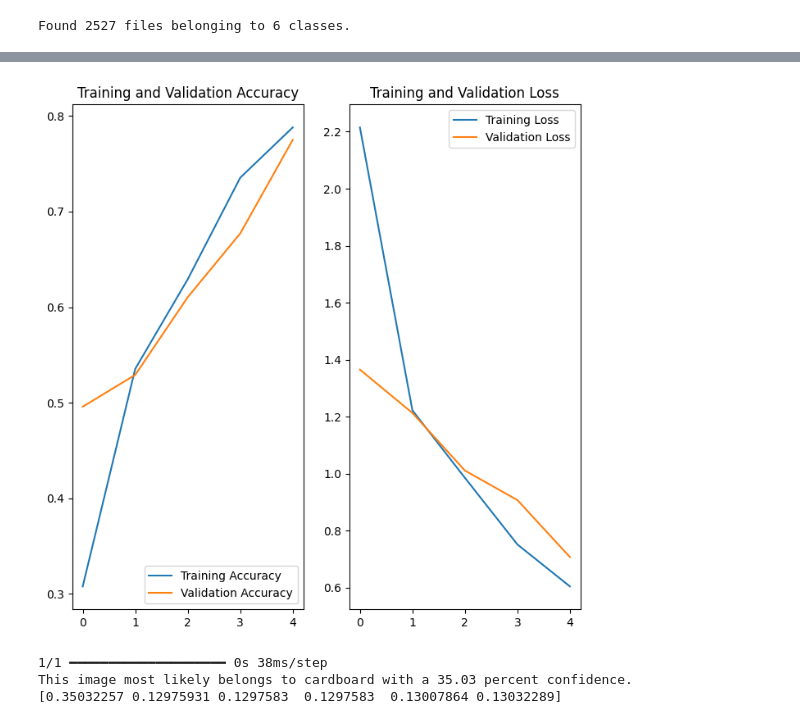
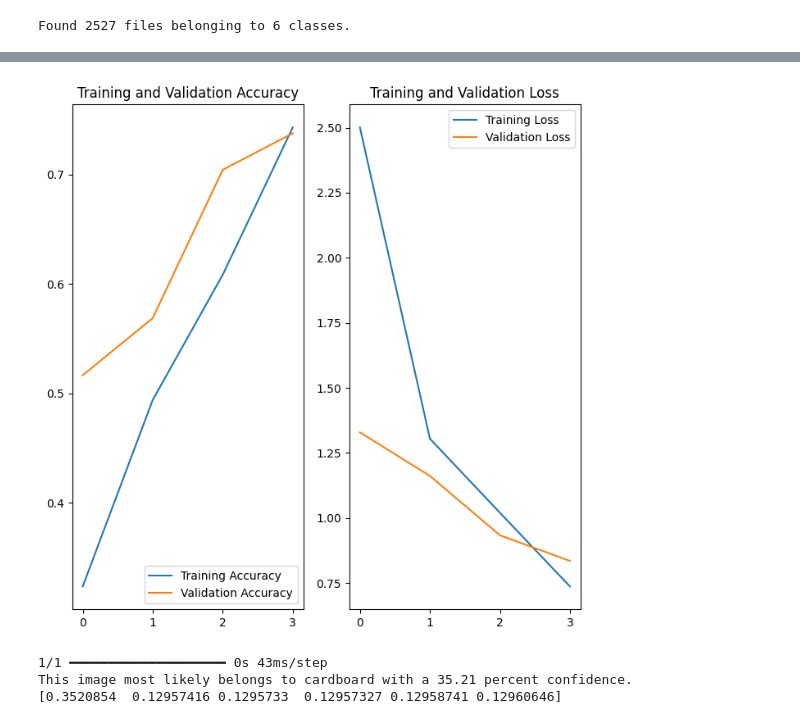
Before and after one commit to manntalati/ai_recycling_assistant, a Jupyter notebook: notebooks/model_training.ipynb, the cells around one changed output, grey strips where cells are left out. Saved outputs shown, nothing was run; the diff lists cells and outputs as text; code cells hidden in the pictures.

```diff
--- a/notebooks/model_training.ipynb
+++ b/notebooks/model_training.ipynb
@@ -31,7 +31,7 @@ def load_class_dataset(master_dataset, class_index, augment=False, num_samples=N
         dataset = dataset.map(lambda x, y: (aug(x, training=True), y))
 
     if num_samples is not None:
-        dataset = dataset.repeat().take(num_samples)
+        dataset = dataset.shuffle(buffer_size=num_samples, seed=123).repeat().take(num_samples)
     return dataset.batch(32)
 # %%
 batched_dataset = []
@@ -50,12 +50,16 @@ total_samples = target_size * len(class_names)
 shuffled = balanced_dataset.unbatch().shuffle(total_samples, seed=123)
 # %%
 train_dataset = (
-    shuffled.take(int(0.8 * total_samples)).batch(32).cache().prefetch(tf.data.AUTOTUNE)
+    shuffled.take(int(0.7 * total_samples)).batch(32).cache().prefetch(tf.data.AUTOTUNE)
 )
 
 validation_dataset = (
-    shuffled.skip(int(0.8 * total_samples)).batch(32).cache().prefetch(tf.data.AUTOTUNE)
+    shuffled.skip(int(0.7 * total_samples)).take(int(0.2 * total_samples)).batch(32).cache().prefetch(tf.data.AUTOTUNE)
 )
+
+test_dataset = (
+    shuffled.skip(int(0.9 * total_samples)).take(int(0.1 * total_samples)).batch(32).cache().prefetch(tf.data.AUTOTUNE)
+)
 # %%
 num_classes = len(class_names)
 
@@ -72,10 +76,10 @@ model = tf.keras.Sequential([
     tf.keras.layers.MaxPooling2D((2, 2)),
     tf.keras.layers.Conv2D(64, (3, 3), activation='relu'),
     tf.keras.layers.MaxPooling2D((2, 2)),
-    tf.keras.layers.Dropout(0.2),
+    tf.keras.layers.Dropout(0.15),
     #tf.keras.layers.BatchNormalization(),
     tf.keras.layers.Flatten(),
-    tf.keras.layers.Dense(128, activation='relu'),
+    tf.keras.layers.Dense(256, activation='relu'),
     tf.keras.layers.Dense(num_classes, activation='softmax'),
 ])
 # %%
@@ -121,7 +125,7 @@ checkpoint_cb = tf.keras.callbacks.ModelCheckpoint(
 fitted_model = model.fit(
     train_dataset,
     validation_data=validation_dataset,
-    epochs=5,
+    epochs=4,
     callbacks=[checkpoint_cb]
 )
 # %% [output]
@@ -150,27 +148,27 @@ Epoch 5: val_accuracy improved from 0.67708 to 0.77500, saving model to ../model
 # %%
 acc = fitted_model.history['accuracy']
 val_acc = fitted_model.history['val_accuracy']
 
 loss = fitted_model.history['loss']
 val_loss = fitted_model.history['val_loss']
 
-epochs_range = range(5)
+epochs_range = range(4)
 
 plt.figure(figsize=(8, 8))
 plt.subplot(1, 2, 1)
 plt.plot(epochs_range, acc, label='Training Accuracy')
 plt.plot(epochs_range, val_acc, label='Validation Accuracy')
 plt.legend(loc='lower right')
 plt.title('Training and Validation Accuracy')
 
 plt.subplot(1, 2, 2)
 plt.plot(epochs_range, loss, label='Training Loss')
 plt.plot(epochs_range, val_loss, label='Validation Loss')
 plt.legend(loc='upper right')
 plt.title('Training and Validation Loss')
 plt.show()
 # %% [output]
-[figure, old version]
+[figure, new version]
 # %%
 img = Image.open('../data/test/cardboard_test.jpeg').resize((512, 256))
 img_array = tf.keras.utils.img_to_array(img)
@@ -186,6 +184,6 @@ print(
 
 print(score.numpy())
 # %% [output]
-1/1 ━━━━━━━━━━━━━━━━━━━━ 0s 38ms/step
-This image most likely belongs to cardboard with a 35.03 percent confidence.
-[0.35032257 0.12975931 0.1297583  0.1297583  0.13007864 0.13032289]
+1/1 ━━━━━━━━━━━━━━━━━━━━ 0s 43ms/step
+This image most likely belongs to cardboard with a 35.21 percent confidence.
+[0.3520854  0.12957416 0.1295733  0.12957327 0.12958741 0.12960646]
```
Also changed, not shown: parts of 4 cells of this notebook, 1 other file.
